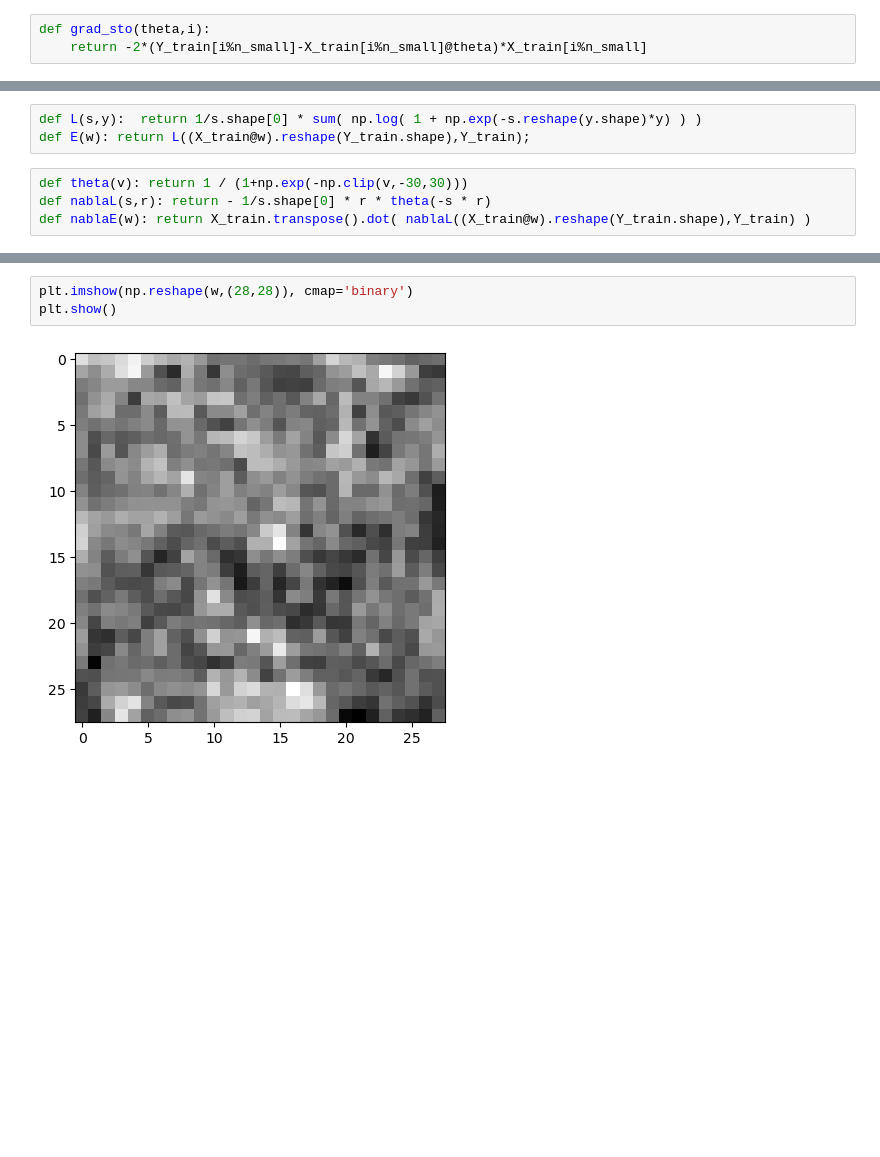
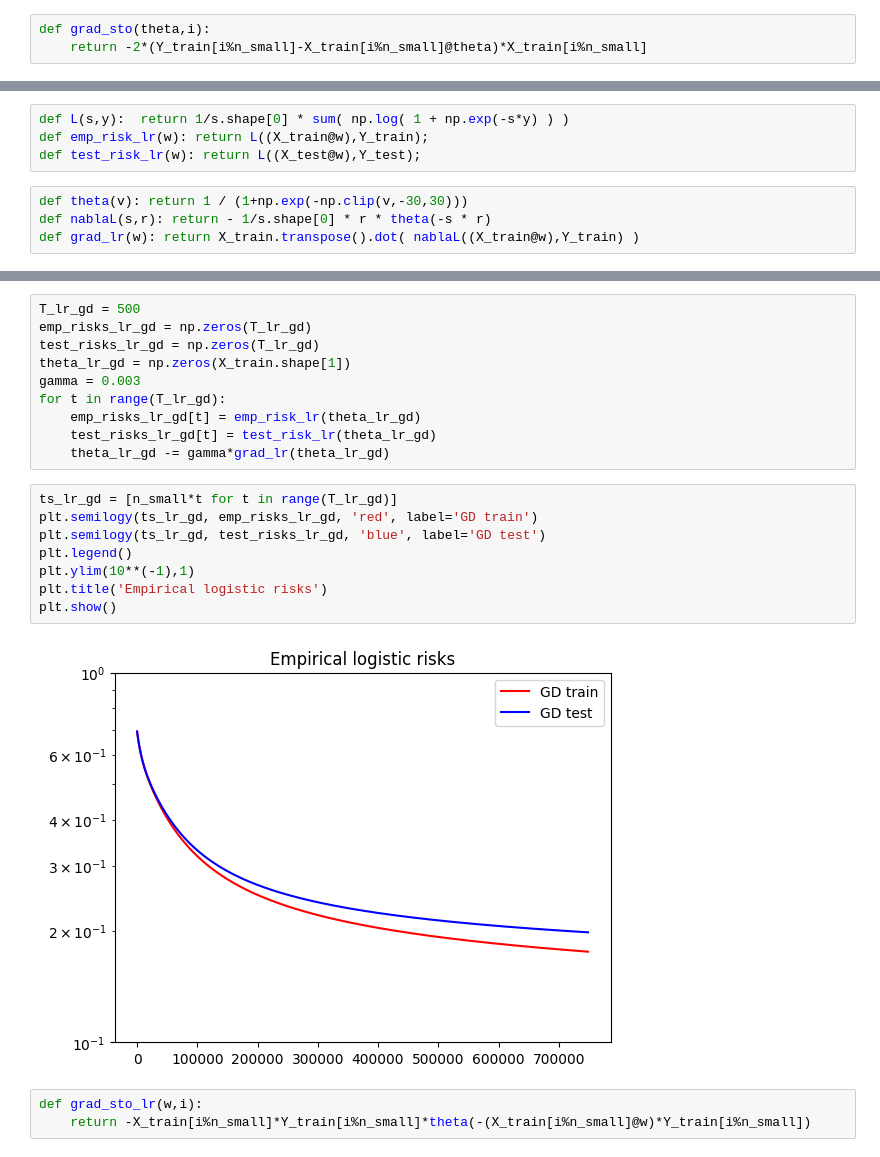
Before and after one commit to Hazdard/AppStat, a Jupyter notebook: DM_1/Sacha-Ben-Arous-DM1.ipynb, the cells around one changed output, grey strips where cells are left out. Saved outputs shown, nothing was run; the diff lists cells and outputs as text; blank space fills up the shorter version.

```diff
--- a/DM_1/Sacha-Ben-Arous-DM1.ipynb
+++ b/DM_1/Sacha-Ben-Arous-DM1.ipynb
@@ -110,7 +116,8 @@ plt.show()
 # %%
-def L(s,y):  return 1/s.shape[0] * sum( np.log( 1 + np.exp(-s.reshape(y.shape)*y) ) )
-def E(w): return L((X_train@w).reshape(Y_train.shape),Y_train);
+def L(s,y):  return 1/s.shape[0] * sum( np.log( 1 + np.exp(-s*y) ) )
+def emp_risk_lr(w): return L((X_train@w),Y_train);
+def test_risk_lr(w): return L((X_test@w),Y_test);
 # %%
 def theta(v): return 1 / (1+np.exp(-np.clip(v,-30,30)))
 def nablaL(s,r): return - 1/s.shape[0] * r * theta(-s * r)
-def nablaE(w): return X_train.transpose().dot( nablaL((X_train@w).reshape(Y_train.shape),Y_train) )
+def grad_lr(w): return X_train.transpose().dot( nablaL((X_train@w),Y_train) )
@@ -142,5 +124,23 @@ plt.show()
-# %%
-plt.imshow(np.reshape(w,(28,28)), cmap='binary')
-plt.show()
-# %% [output]
-[figure, removed]
+# %%
+T_lr_gd = 500
+emp_risks_lr_gd = np.zeros(T_lr_gd)
+test_risks_lr_gd = np.zeros(T_lr_gd)
+theta_lr_gd = np.zeros(X_train.shape[1])
+gamma = 0.003
+for t in range(T_lr_gd):
+    emp_risks_lr_gd[t] = emp_risk_lr(theta_lr_gd)
+    test_risks_lr_gd[t] = test_risk_lr(theta_lr_gd)
+    theta_lr_gd -= gamma*grad_lr(theta_lr_gd)
+# %%
+ts_lr_gd = [n_small*t for t in range(T_lr_gd)]
+plt.semilogy(ts_lr_gd, emp_risks_lr_gd, 'red', label='GD train')
+plt.semilogy(ts_lr_gd, test_risks_lr_gd, 'blue', label='GD test')
+plt.legend()
+plt.ylim(10**(-1),1)
+plt.title('Empirical logistic risks')
+plt.show()
+# %% [output]
+[figure, added]
+# %%
+def grad_sto_lr(w,i):
+    return -X_train[i%n_small]*Y_train[i%n_small]*theta(-(X_train[i%n_small]@w)*Y_train[i%n_small])
```
Also changed, not shown: parts of 22 cells of this notebook, 2 other files.
